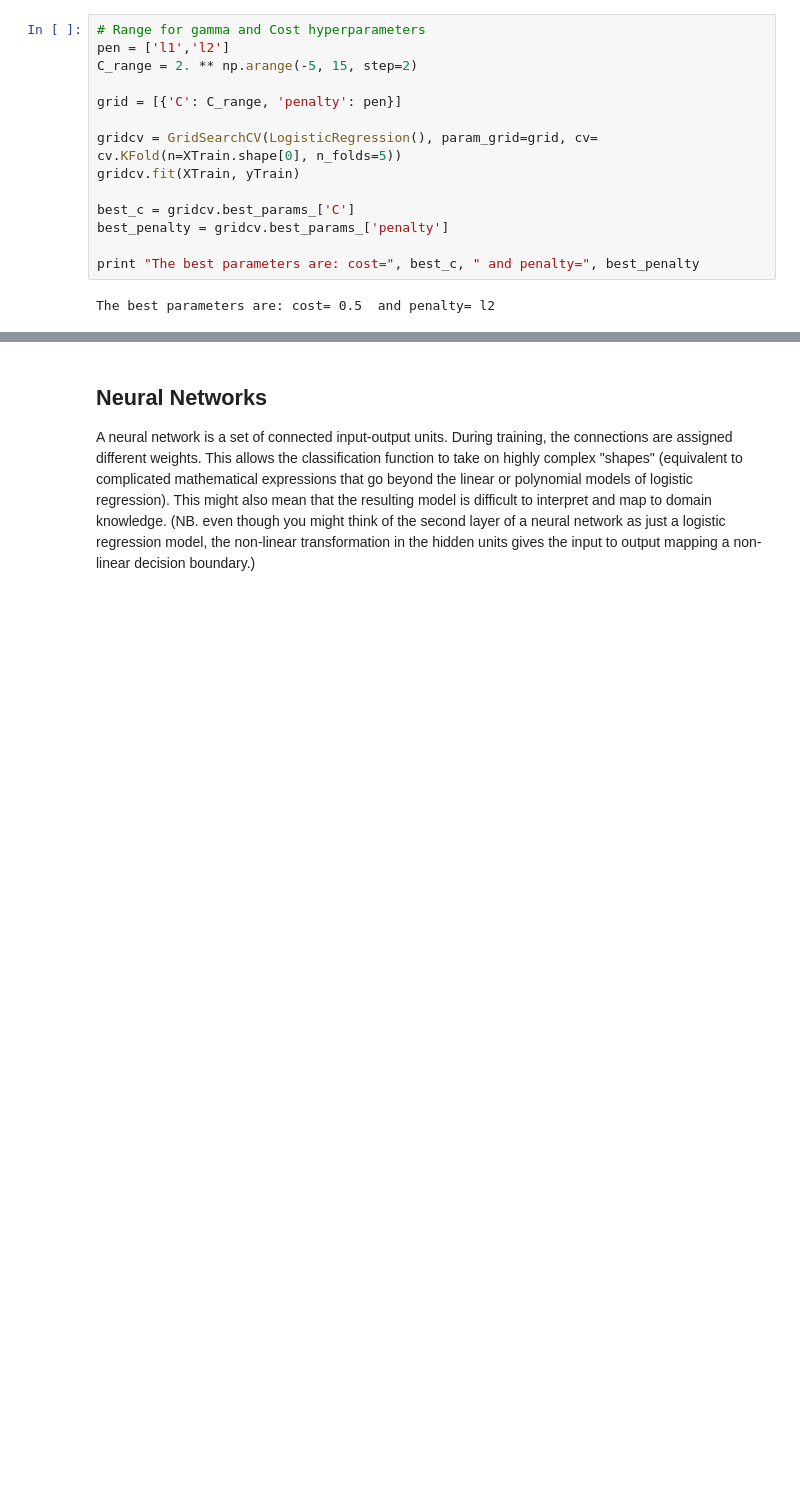
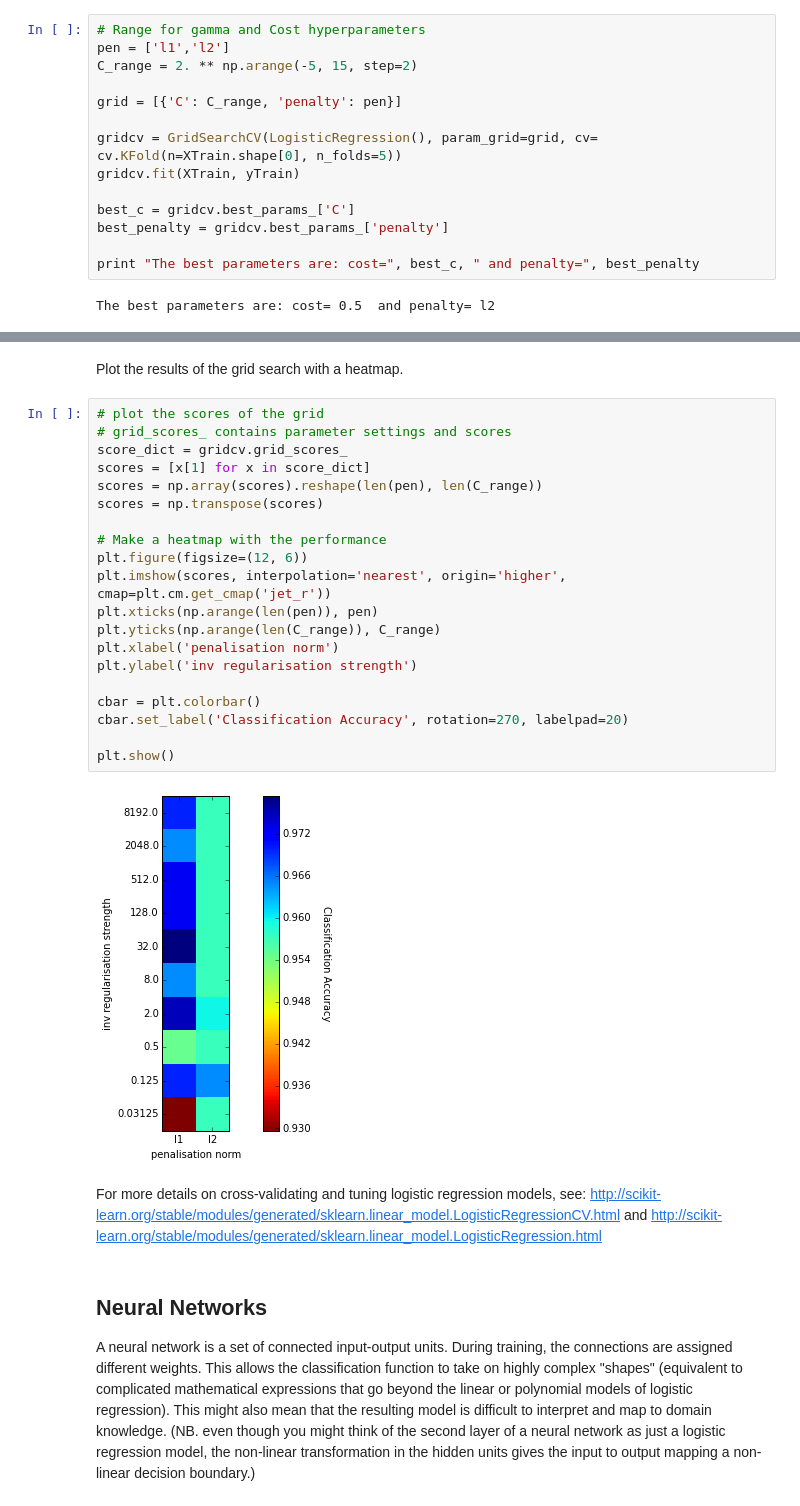
Before and after one commit to cambridgecoding/pydata-tutorial, a Jupyter notebook: PyData.ipynb, the cells around one changed output, grey strips where cells are left out. Cells and saved outputs as stored; diff of their text form; blank space fills up the shorter version.

Commit message:
more on logistic regression and neural networks

```diff
--- a/PyData.ipynb
+++ b/PyData.ipynb
@@ -475,3 +495,32 @@ The best parameters are: cost= 0.5  and penalty= l2
+# %% [markdown]
+Plot the results of the grid search with a heatmap.
+# %%
+# plot the scores of the grid
+# grid_scores_ contains parameter settings and scores
+score_dict = gridcv.grid_scores_
+scores = [x[1] for x in score_dict]
+scores = np.array(scores).reshape(len(pen), len(C_range))
+scores = np.transpose(scores)
+
+# Make a heatmap with the performance
+plt.figure(figsize=(12, 6))
+plt.imshow(scores, interpolation='nearest', origin='higher', cmap=plt.cm.get_cmap('jet_r'))
+plt.xticks(np.arange(len(pen)), pen)
+plt.yticks(np.arange(len(C_range)), C_range)
+plt.xlabel('penalisation norm')
+plt.ylabel('inv regularisation strength')
+
+cbar = plt.colorbar()
+cbar.set_label('Classification Accuracy', rotation=270, labelpad=20)
+
+plt.show()
+# %% [output]
+[figure, added]
+# %% [markdown]
+For more details on cross-validating and tuning logistic regression models, see:
+http://scikit-learn.org/stable/modules/generated/sklearn.linear_model.LogisticRegressionCV.html
+and
+http://scikit-learn.org/stable/modules/generated/sklearn.linear_model.LogisticRegression.html
 # %% [markdown]
 ## Neural Networks
 
```
Also changed, not shown: parts of 17 cells of this notebook.
